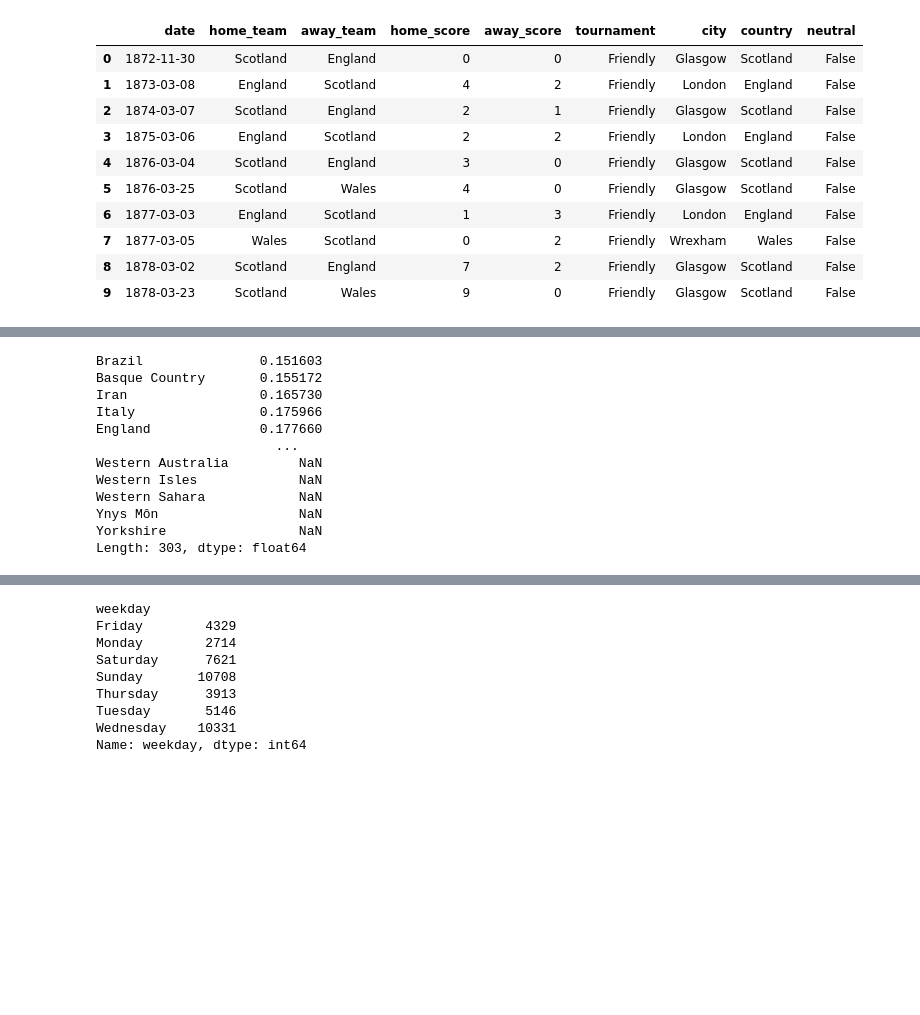
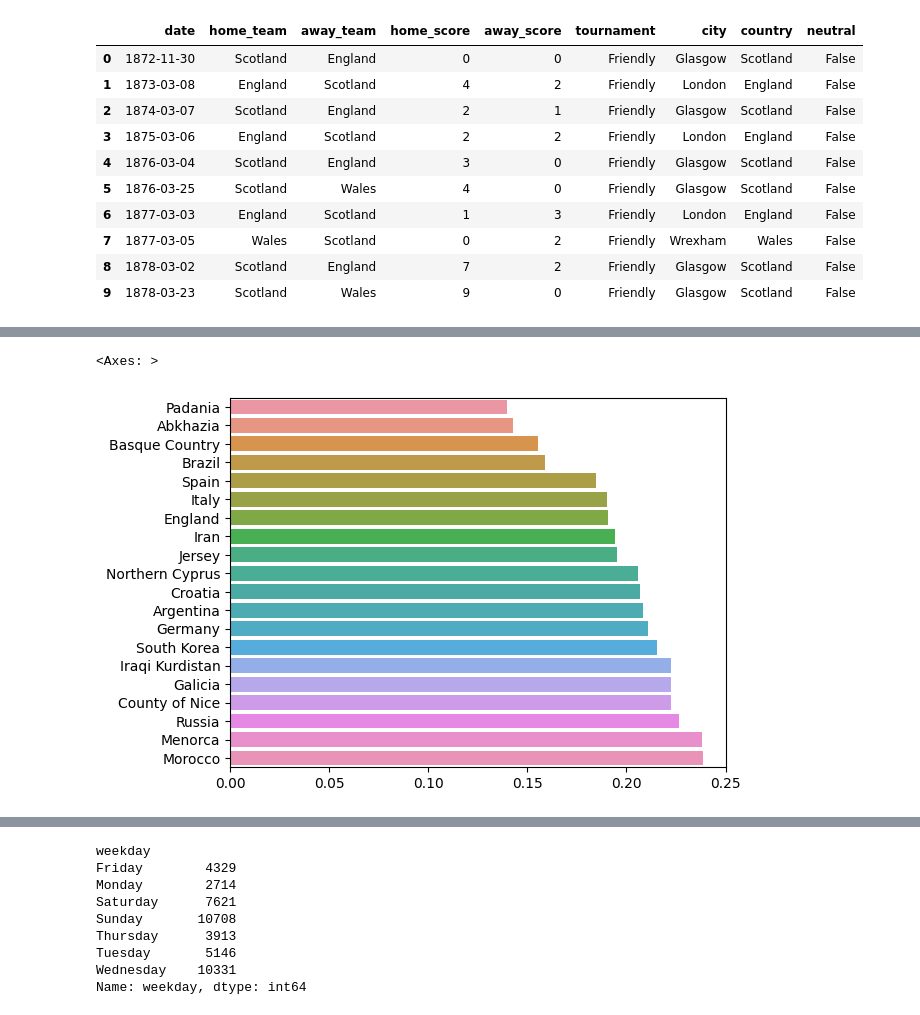
Before and after one commit to Huuthang1402/Football, a Jupyter notebook: football.ipynb, the cells around one changed output, grey strips where cells are left out. Cells and saved outputs as stored; diff of their text form; code cells hidden in the pictures; blank space fills up the shorter version.

```diff
--- a/football.ipynb
+++ b/football.ipynb
@@ -462,18 +464,11 @@ total_matches_play=total_home_play + total_away_play
 # %%
 losing_rate_of_all_time = (away_matches_lost + home_matches_lost)/total_matches_play
 # %%
-losing_rate_of_all_time.sort_values(ascending = True)
+top_team = losing_rate_of_all_time.sort_values(ascending = True).head(20)
-# %% [output]
-Brazil               0.151603
-Basque Country       0.155172
-Iran                 0.165730
-Italy                0.175966
-England              0.177660
-                       ...
-Western Australia         NaN
-Western Isles             NaN
-Western Sahara            NaN
-Ynys Môn                  NaN
-Yorkshire                 NaN
-Length: 303, dtype: float64
+# %%
+import seaborn as sns
+sns.barplot(x=top_team, y=top_team.index)
+# %% [output]
+<Axes: >
+[figure, added]
 # %%
```
Also changed, not shown: parts of 17 cells of this notebook.
